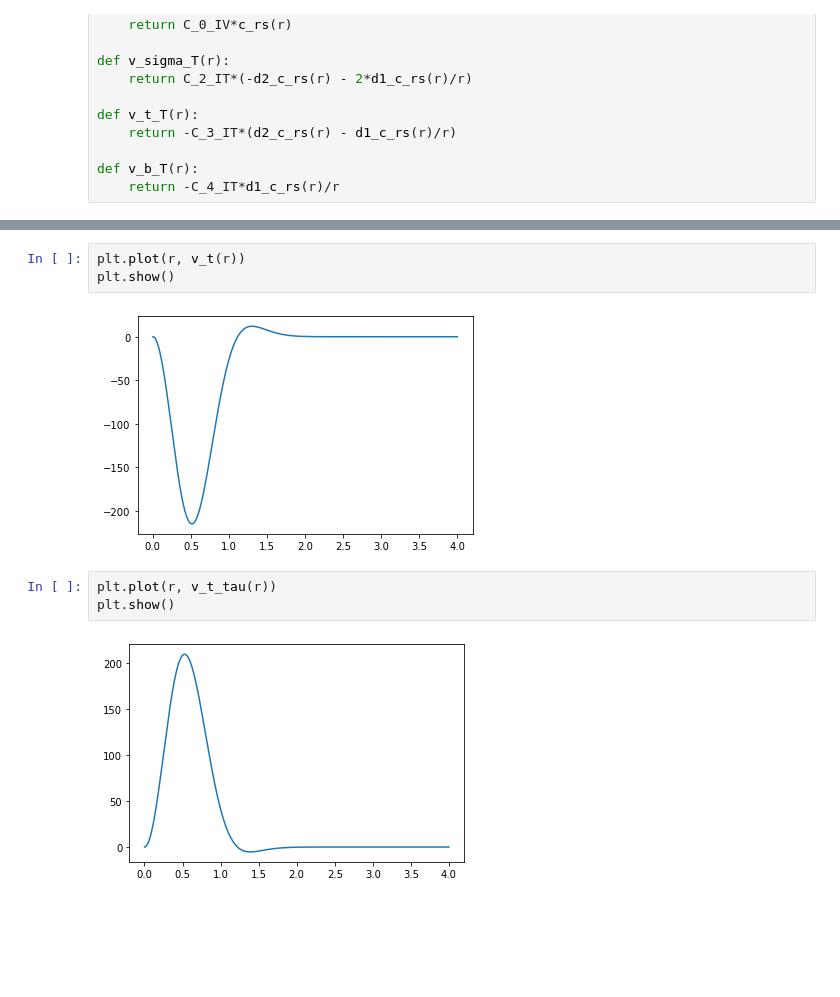
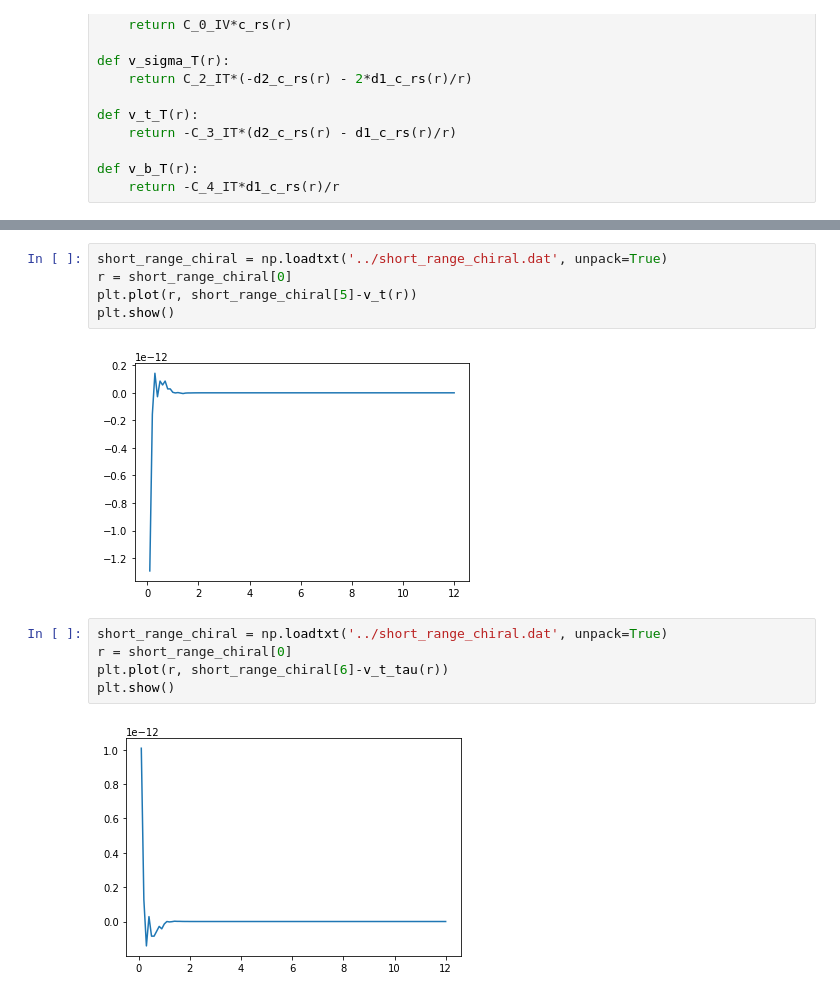
Before and after one commit to rnavarroperez/nn-scattering-fit, a Jupyter notebook: src/notebooks/short_range_chiral_pot.ipynb, the cells around one changed output, grey strips where cells are left out. Drawn from its saved outputs; the diff is of its cells as text; blank space fills up the shorter version.

```diff
--- a/src/notebooks/short_range_chiral_pot.ipynb
+++ b/src/notebooks/short_range_chiral_pot.ipynb
@@ -123,11 +192,15 @@ plt.show()
 # %%
-plt.plot(r, v_t(r))
+short_range_chiral = np.loadtxt('../short_range_chiral.dat', unpack=True)
+r = short_range_chiral[0]
+plt.plot(r, short_range_chiral[5]-v_t(r))
 plt.show()
 # %% [output]
-[figure, old version]
+[figure, new version]
 # %%
-plt.plot(r, v_t_tau(r))
+short_range_chiral = np.loadtxt('../short_range_chiral.dat', unpack=True)
+r = short_range_chiral[0]
+plt.plot(r, short_range_chiral[6]-v_t_tau(r))
 plt.show()
 # %% [output]
-[figure, old version]
+[figure, new version]
 # %%
```
Also changed, not shown: parts of 20 cells of this notebook.
